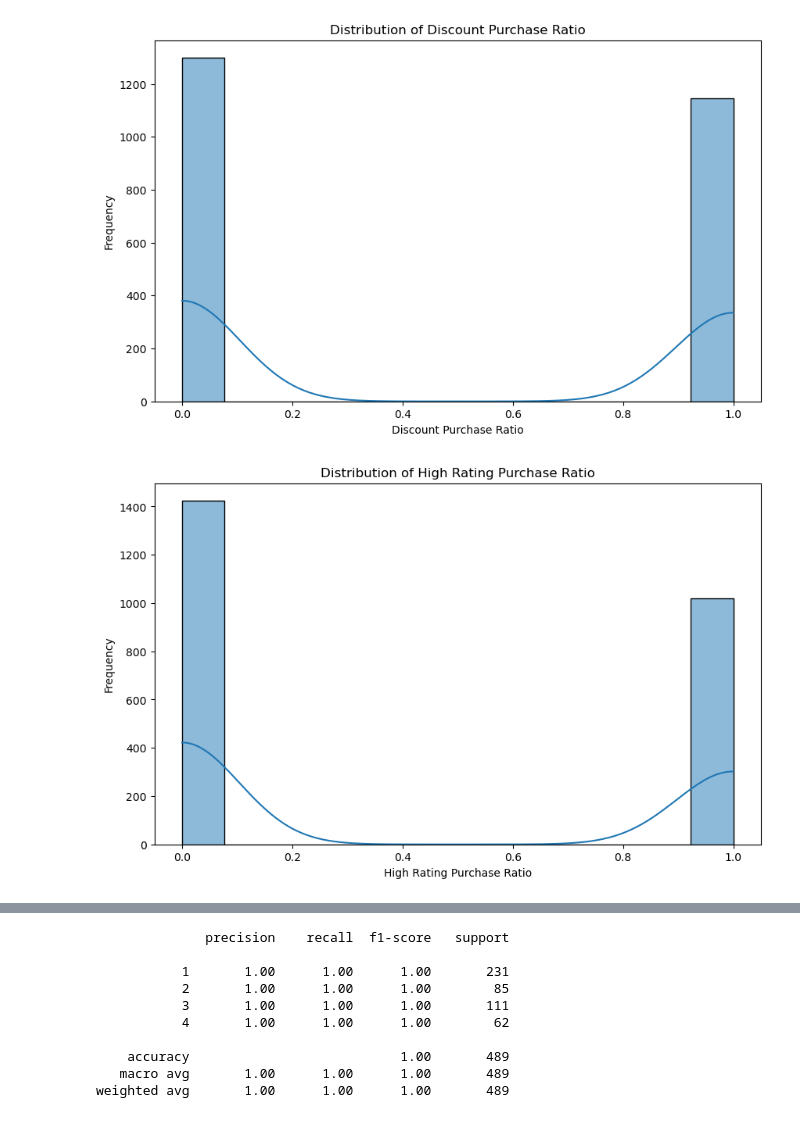
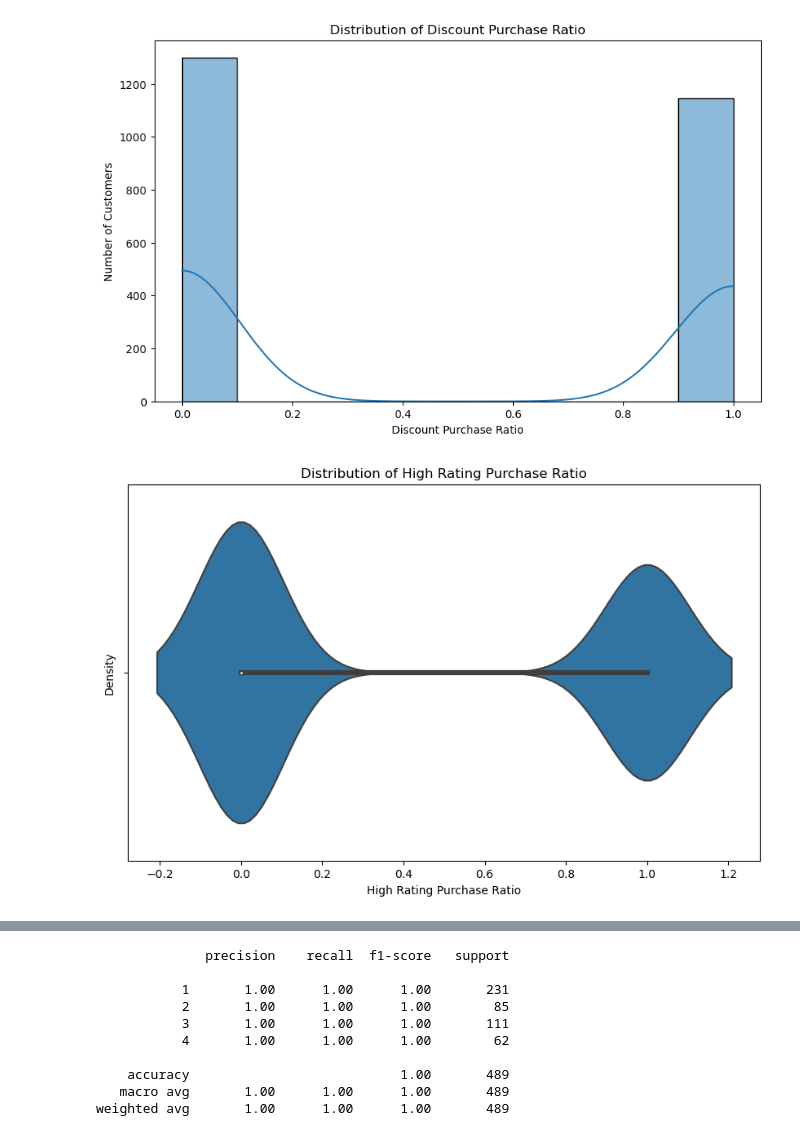
Before and after one commit to kylekerner/project2, a Jupyter notebook: project2.ipynb, the cells around one changed output, grey strips where cells are left out. Saved outputs shown, nothing was run; the diff lists cells and outputs as text; code cells hidden in the pictures.

```diff
--- a/project2.ipynb
+++ b/project2.ipynb
@@ -77,20 +77,22 @@ df['High_Rating_Purchase_Ratio'] = df.groupby('Customer_ID')['High_Rating_Purcha
 df['Previous_Purchases'] = df.groupby('Customer_ID')['Previous_Purchases'].transform('max')
 df['Frequency_of_Purchases'] = df.groupby('Customer_ID')['Frequency of Purchases'].transform('max')
 
-# Visualize feature engineering
+# Visualize feature engineering with different charts
 def visualize_features():
+    # Histogram for Discount Purchase Ratio
     plt.figure(figsize=(10, 6))
-    sns.histplot(df['Discount_Purchase_Ratio'], kde=True)
+    sns.histplot(df['Discount_Purchase_Ratio'], bins=10, kde=True)
     plt.title('Distribution of Discount Purchase Ratio')
     plt.xlabel('Discount Purchase Ratio')
-    plt.ylabel('Frequency')
+    plt.ylabel('Number of Customers')
     plt.show()
 
+    # Violin Plot for High Rating Purchase Ratio
     plt.figure(figsize=(10, 6))
-    sns.histplot(df['High_Rating_Purchase_Ratio'], kde=True)
+    sns.violinplot(x=df['High_Rating_Purchase_Ratio'])
     plt.title('Distribution of High Rating Purchase Ratio')
     plt.xlabel('High Rating Purchase Ratio')
-    plt.ylabel('Frequency')
+    plt.ylabel('Density')
     plt.show()
 
 visualize_features()
@@ -221,36 +223,37 @@ def main():
     if customer_segment is None:
         return
 
     # Get the most common size purchased by the customer
     customer_size = customer_data['Size'].mode()[0]
 
     recommended_products = recommend_products(customer_segment, customer_gender, customer_size)
     total_amount, discount_applied, net_total = calculate_totals(recommended_products)
 
     segment_names = {
         1: "Customer who do shop more on discount products",
         2: "Customer who buy non discount products",
         3: "Customer who’s Previous Purchases are 30 and more",
         4: "Customer who give ratings 4 and more"
     }
 
+    print(f"Customer ID: {customer_id}")
     print(f"Customer Segment: {segment_names[customer_segment]}")
     print("Recommended Products:")
     print(recommended_products)
     print(f"Total Amount: ${total_amount:.2f}")
-    print(f"Discount Applied: ${discount_applied:.2f}")
+    print(f"Discount Applied: ${discount_applied:.2f} (20% Discount Applied)")
     print(f"Net Total: ${net_total:.2f}")
 
 if __name__ == "__main__":
     main()
 # %% [output]
 [figure]
 [figure]
 [figure]
 [figure]
 [figure]
-[figure, old version]
+[figure, new version]
-[figure, old version]
+[figure, new version]
 [figure]
 [figure]
               precision    recall  f1-score   support
```
Also changed, not shown: parts of 1 cell of this notebook.
